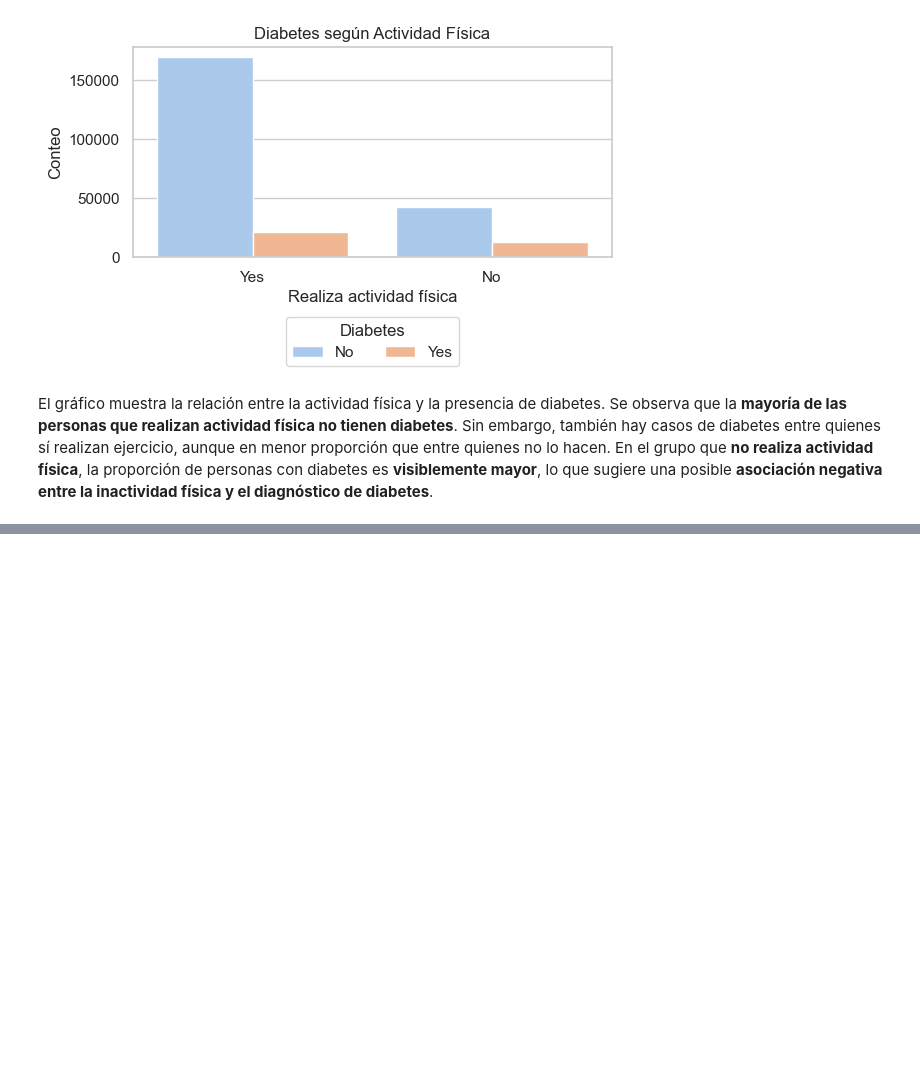
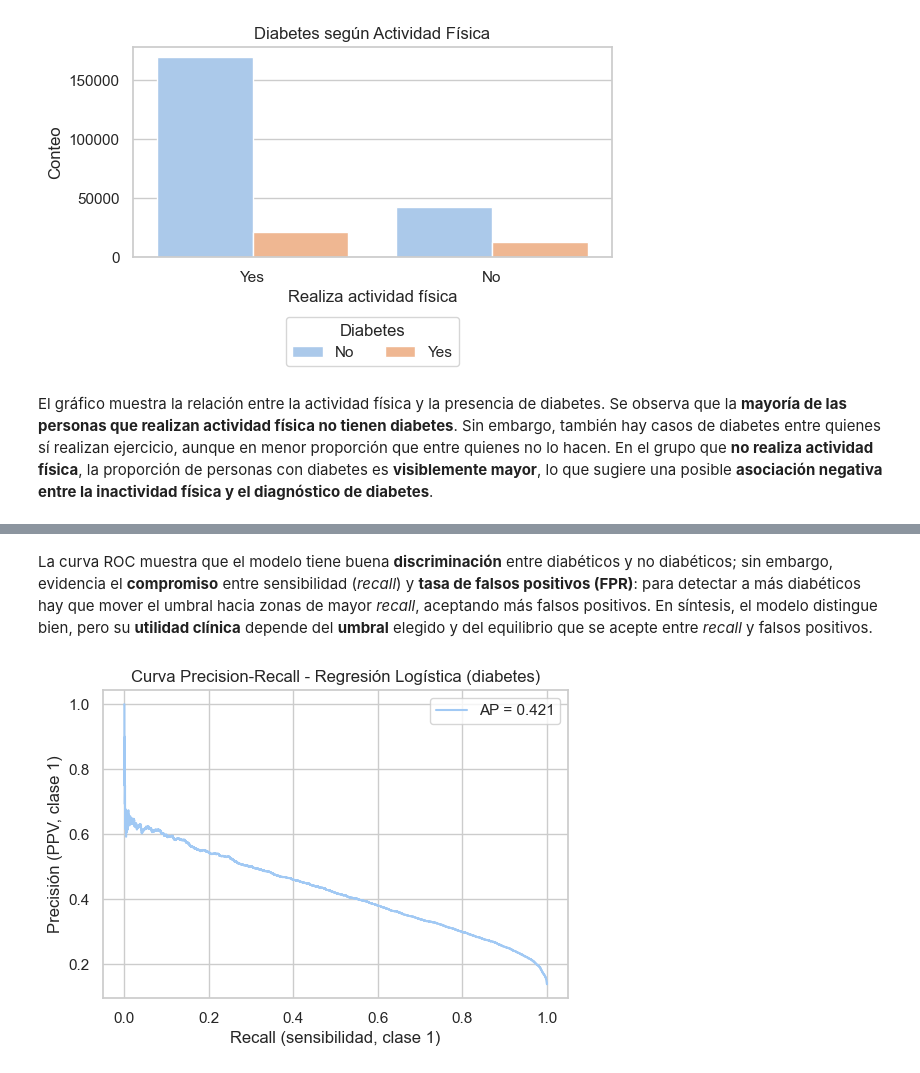
Before and after one commit to MariFraRi/Diabetes_proyect, a Jupyter notebook: _sources/Eda_Diabetes.ipynb, the cells around one changed output, grey strips where cells are left out. Saved outputs shown, nothing was run; the diff lists cells and outputs as text; code cells hidden in the pictures; blank space fills up the shorter version.

```diff
--- a/_sources/Eda_Diabetes.ipynb
+++ b/_sources/Eda_Diabetes.ipynb
@@ -500,0 +639,16 @@ El gráfico muestra la relación entre la actividad física y la presencia de di
+# %% [markdown]
+La curva ROC muestra que el modelo tiene buena **discriminación** entre diabéticos y no diabéticos; sin embargo, evidencia el **compromiso** entre sensibilidad (*recall*) y **tasa de falsos positivos (FPR)**: para detectar a más diabéticos hay que mover el umbral hacia zonas de mayor *recall*, aceptando más falsos positivos. En síntesis, el modelo distingue bien, pero su **utilidad clínica** depende del **umbral** elegido y del equilibrio que se acepte entre *recall* y falsos positivos.
+# %%
+
+# === Precision-Recall ===
+precision, recall, thresholds_pr = precision_recall_curve(y_test, y_proba)
+ap = average_precision_score(y_test, y_proba)
+plt.figure(figsize=(6,4))
+plt.plot(recall, precision, label=f"AP = {ap:.3f}")
+plt.xlabel("Recall (sensibilidad, clase 1)")
+plt.ylabel("Precisión (PPV, clase 1)")
+plt.title("Curva Precision-Recall - Regresión Logística (diabetes)")
+plt.legend()
+plt.show()
+# %% [output]
+[figure, added]
```
Also changed, not shown: parts of 14 cells of this notebook, 5 other files.
